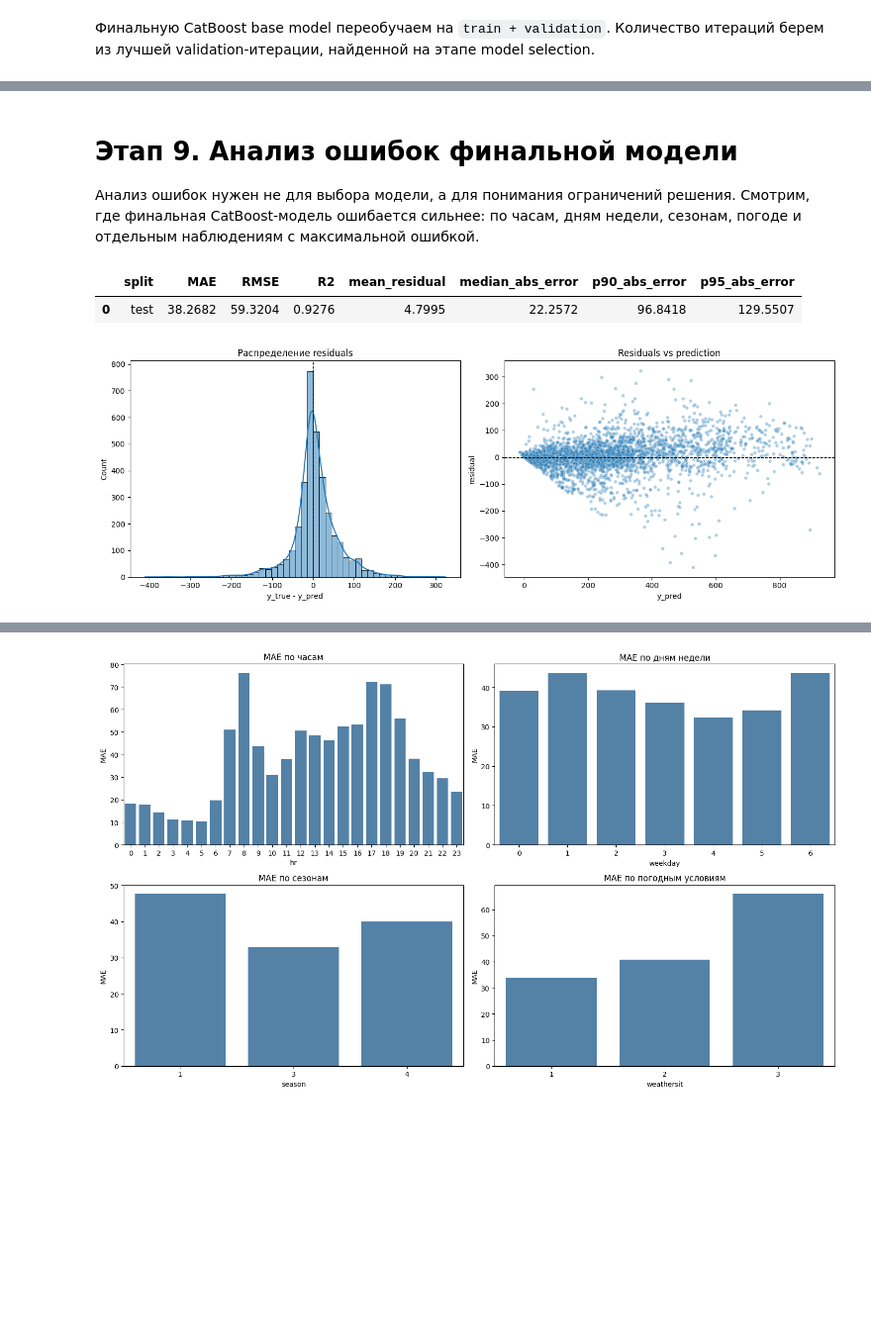
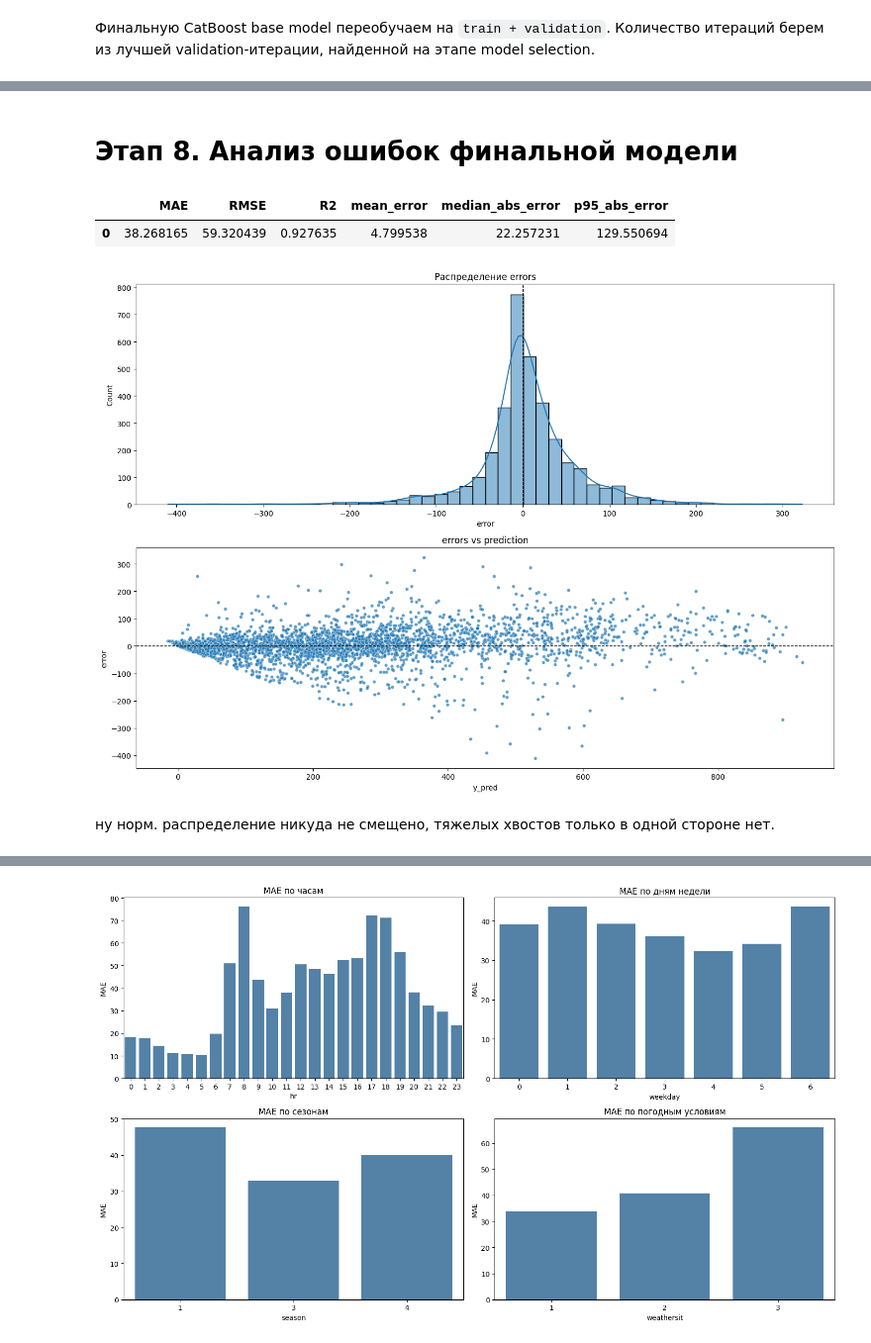
Before and after one commit to nktchen/bike-demand-prediction, a Jupyter notebook: ml_project.ipynb, the cells around one changed output, grey strips where cells are left out. Shown at 99% size. Saved outputs shown, nothing was run; the diff lists cells and outputs as text; code cells hidden in the pictures; blank space fills up the shorter version.

```diff
--- a/ml_project.ipynb
+++ b/ml_project.ipynb
@@ -2316,54 +2218,52 @@ display(final_results_table.round(4))
-# %% [markdown]
-# Этап 9. Анализ ошибок финальной модели
-
-Анализ ошибок нужен не для выбора модели, а для понимания ограничений решения. Смотрим, где финальная CatBoost-модель ошибается сильнее: по часам, дням недели, сезонам, погоде и отдельным наблюдениям с максимальной ошибкой.
+# %% [markdown]
+# Этап 8. Анализ ошибок финальной модели
 # %%
 error_analysis_df = test_extra_df.copy()
 error_analysis_df["y_true"] = error_analysis_df["cnt"]
 error_analysis_df["y_pred"] = cat_final_test_pred
-error_analysis_df["residual"] = error_analysis_df["y_true"] - error_analysis_df["y_pred"]
-error_analysis_df["abs_error"] = error_analysis_df["residual"].abs()
-error_analysis_df["squared_error"] = error_analysis_df["residual"] ** 2
+error_analysis_df["error"] = error_analysis_df["y_true"] - error_analysis_df["y_pred"]
+error_analysis_df["abs_error"] = error_analysis_df["error"].abs()
+error_analysis_df["squared_error"] = error_analysis_df["error"] ** 2
 
 error_summary = pd.DataFrame([
     {
-        "split": "test",
         **regression_metrics(error_analysis_df["y_true"], error_analysis_df["y_pred"]),
-        "mean_residual": error_analysis_df["residual"].mean(),
+        "mean_error": error_analysis_df["error"].mean(),
         "median_abs_error": error_analysis_df["abs_error"].median(),
-        "p90_abs_error": error_analysis_df["abs_error"].quantile(0.90),
         "p95_abs_error": error_analysis_df["abs_error"].quantile(0.95),
     }
 ])
 
-display(error_summary.round(4))
+display(error_summary)
 
-fig, axes = plt.subplots(1, 2, figsize=(14, 5))
+fig, axes = plt.subplots(2, 1, figsize=(14, 10))
 
-sns.histplot(error_analysis_df["residual"], bins=50, kde=True, ax=axes[0])
+sns.histplot(error_analysis_df["error"], bins=50, kde=True, ax=axes[0]) # type: ignore
 axes[0].axvline(0, color="black", linestyle="--", linewidth=1)
-axes[0].set_title("Распределение residuals")
-axes[0].set_xlabel("y_true - y_pred")
+axes[0].set_title("Распределение errors")
+axes[0].set_xlabel("error")
 
 sns.scatterplot(
     data=error_analysis_df,
     x="y_pred",
-    y="residual",
-    alpha=0.35,
+    y="error",
+    alpha=0.7,
     s=20,
     ax=axes[1],
 )
 axes[1].axhline(0, color="black", linestyle="--", linewidth=1)
-axes[1].set_title("Residuals vs prediction")
+axes[1].set_title("errors vs prediction")
 axes[1].set_xlabel("y_pred")
-axes[1].set_ylabel("residual")
+axes[1].set_ylabel("error")
 
 plt.tight_layout()
 plt.show()
 # %% [output]
-|  | split | MAE | RMSE | R2 | mean_residual | median_abs_error | p90_abs_error | p95_abs_error |
-| 0 | test | 38.2682 | 59.3204 | 0.9276 | 4.7995 | 22.2572 | 96.8418 | 129.5507 |
+|  | MAE | RMSE | R2 | mean_error | median_abs_error | p95_abs_error |
+| 0 | 38.268165 | 59.320439 | 0.927635 | 4.799538 | 22.257231 | 129.550694 |
-[figure, old version]
+[figure, new version]
+# %% [markdown]
+ну норм. распределение никуда не смещено, тяжелых хвостов только в одной стороне нет.
 # %%
 def error_by_group(data, group_col):
     grouped = (
```
Also changed, not shown: parts of 25 cells of this notebook.
